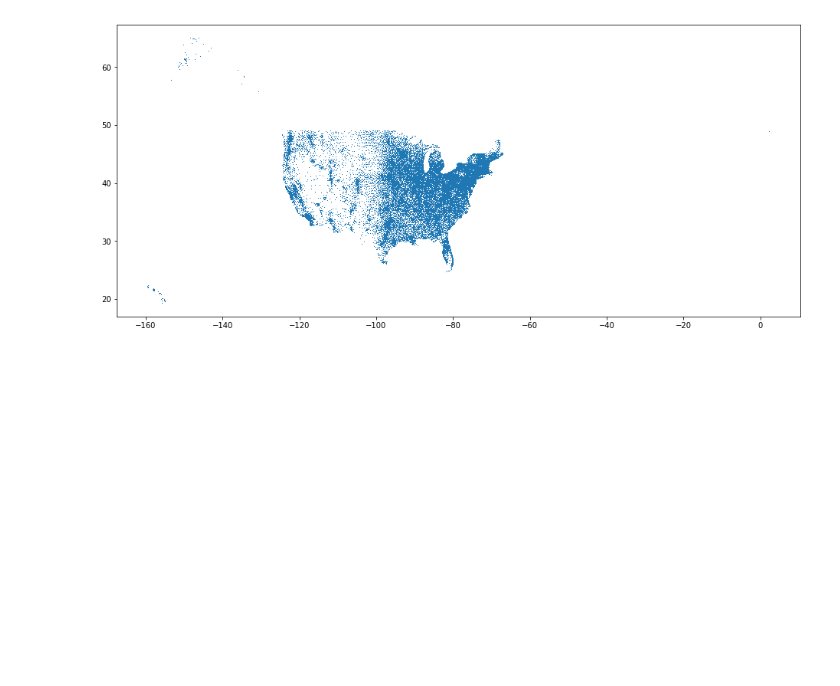
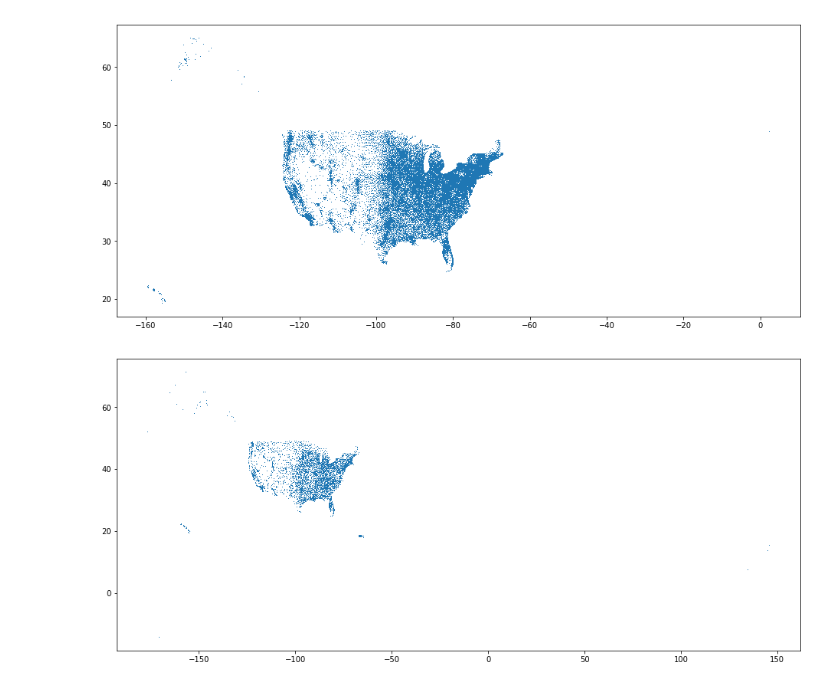
Before and after one commit to mvarnold/scaling, a Jupyter notebook: Untitled.ipynb, the cells around one changed output. Saved outputs shown, nothing was run; the diff lists cells and outputs as text; code cells hidden in the pictures; blank space fills up the shorter version.

```diff
--- a/Untitled.ipynb
+++ b/Untitled.ipynb
@@ -24,3 +24,6 @@ data
 | 166696 | 56 | WY | 99999 | 5 | 2670.0 | 430.0 | 2170.0 | 90.0 | 1850.0 | 6930.0 | ... | ... |
 | 166697 | 56 | WY | 99999 | 6 | 760.0 | 140.0 | 650.0 | 0.0 | 720.0 | 1890.0 | ... | ... |
 166698 rows × 131 columns
+# %%
+hospitals = pd.read_csv("data/Hospitals.csv")
+hospitals
@@ -57,3 +79,9 @@ plt.plot([i for i in zip_lon],[i for i in zip_lat],',')
 plt.show()
 # %% [output]
 [figure]
+# %%
+plt.figure(figsize=(16,7))
+plt.plot([i for i in hospitals["X"]],[i for i in hospitals["Y"]],',')
+plt.show()
+# %% [output]
+[figure, added]
```
Also changed, not shown: parts of 3 cells of this notebook, 3 other files.
